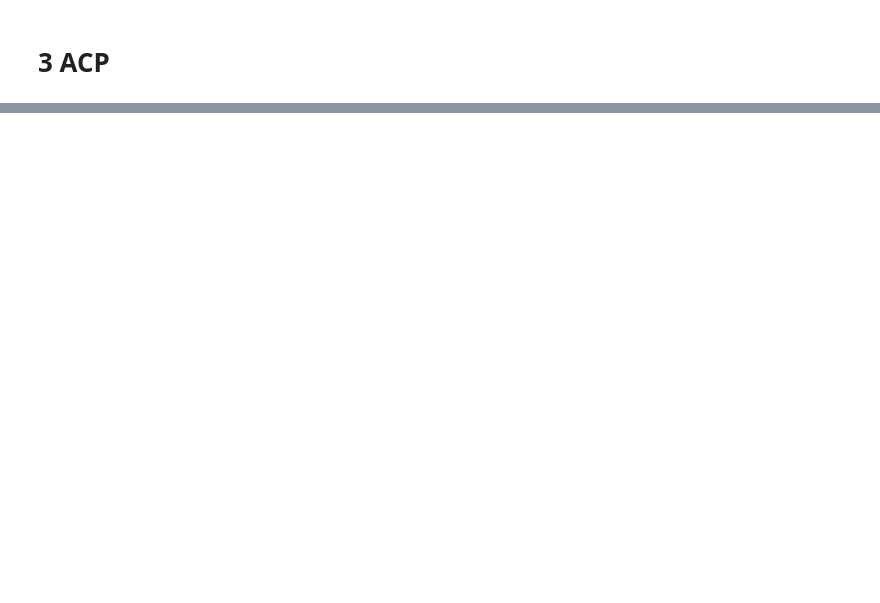
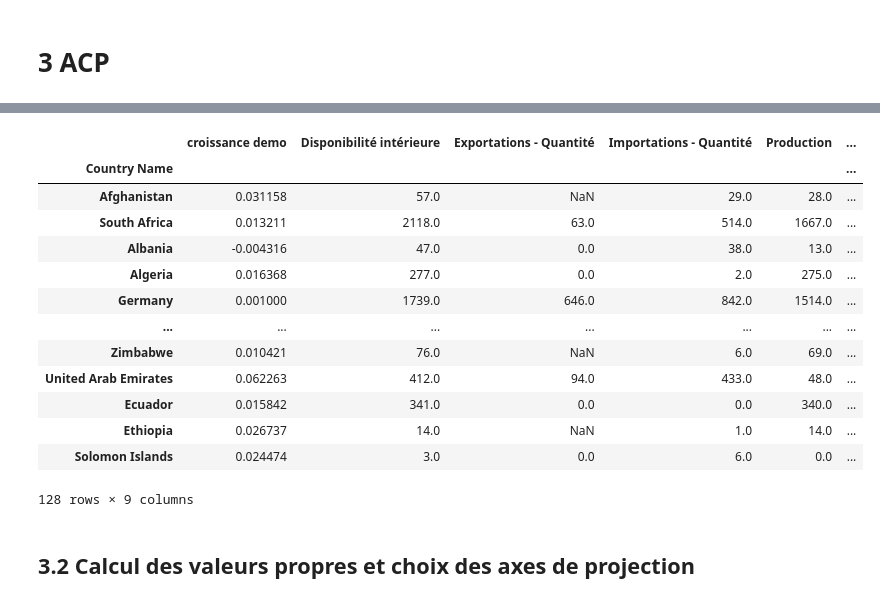
Before and after one commit to marcadeant/PCA_Clustering, a Jupyter notebook: Data Cleaning.ipynb, the cells around one changed output, grey strips where cells are left out. Cells and saved outputs as stored; diff of their text form; code cells hidden in the pictures; blank space fills up the shorter version.

Commit message:
data set upload

```diff
--- a/Data Cleaning.ipynb
+++ b/Data Cleaning.ipynb
@@ -563,0 +631,6 @@ sous_nut_final = sous_nut_melt[["Country","unurished death cause (%)"]].groupby(
+# %%
+attributs = ["Zone","Disponibilité intérieure","Exportations - Quantité","Importations - Quantité","Production"]
+volaille_data_final = volaille_data[attributs]
+# %%
+volaille_data_final["Zone"] = country_translate(volaille_data_final["Zone"], "Zone")
+volaille_data_final.rename(columns={"Zone":"Country Name"}, inplace=True)
@@ -565,0 +669,27 @@ sous_nut_final = sous_nut_melt[["Country","unurished death cause (%)"]].groupby(
+# %%
+pop_final.set_index("Country Name", inplace=True)
+# %%
+# Jointure entre toutes les tables créées précédemments
+data_set = pop_final.join(volaille_data_final.set_index("Country Name"),
+               how="inner").join(sous_nut_final,
+                                 how="inner").join(CO2_emis_final.set_index("Country Name"),
+                                                   how="inner").join(pib_mond_final.set_index("Country Name"),
+                                                                    how="inner").join(stab_pol_final.set_index("Country Name"),
+                                                                                     how="inner")
+# %%
+data_set
+# %% [output]
+|  | croissance demo | Disponibilité intérieure | Exportations - Quantité | Importations - Quantité | Production | ... |
+| Country Name |  |  |  |  |  | ... |
+| Afghanistan | 0.031158 | 57.0 | NaN | 29.0 | 28.0 | ... |
+| South Africa | 0.013211 | 2118.0 | 63.0 | 514.0 | 1667.0 | ... |
+| Albania | -0.004316 | 47.0 | 0.0 | 38.0 | 13.0 | ... |
+| Algeria | 0.016368 | 277.0 | 0.0 | 2.0 | 275.0 | ... |
+| Germany | 0.001000 | 1739.0 | 646.0 | 842.0 | 1514.0 | ... |
+| ... | ... | ... | ... | ... | ... | ... |
+| Zimbabwe | 0.010421 | 76.0 | NaN | 6.0 | 69.0 | ... |
+| United Arab Emirates | 0.062263 | 412.0 | 94.0 | 433.0 | 48.0 | ... |
+| Ecuador | 0.015842 | 341.0 | 0.0 | 0.0 | 340.0 | ... |
+| Ethiopia | 0.026737 | 14.0 | NaN | 1.0 | 14.0 | ... |
+| Solomon Islands | 0.024474 | 3.0 | 0.0 | 6.0 | 0.0 | ... |
+128 rows × 9 columns
@@ -565,0 +698,2 @@ sous_nut_final = sous_nut_melt[["Country","unurished death cause (%)"]].groupby(
+# %% [markdown]
+## 3.2 Calcul des valeurs propres et choix des axes de projection
```
Also changed, not shown: parts of 19 cells of this notebook, 6 other files.
